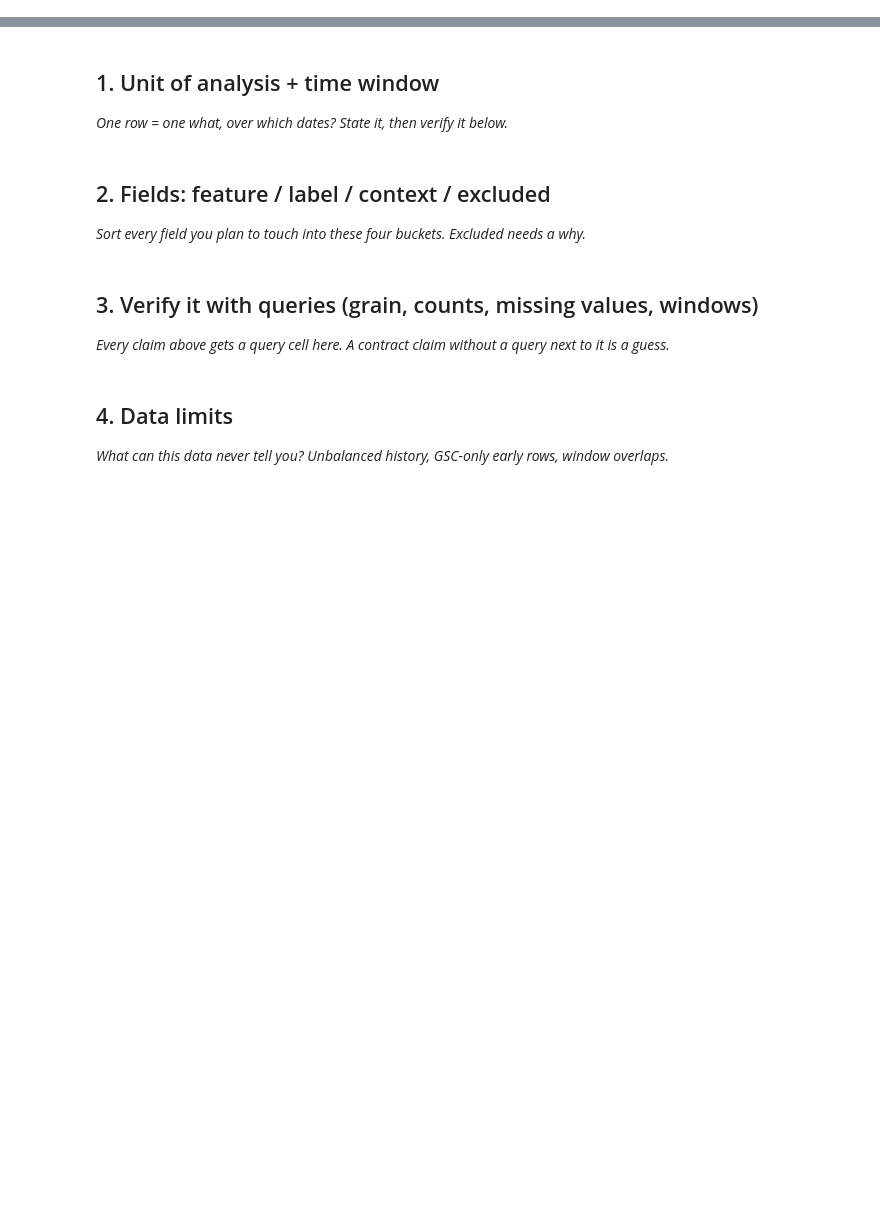
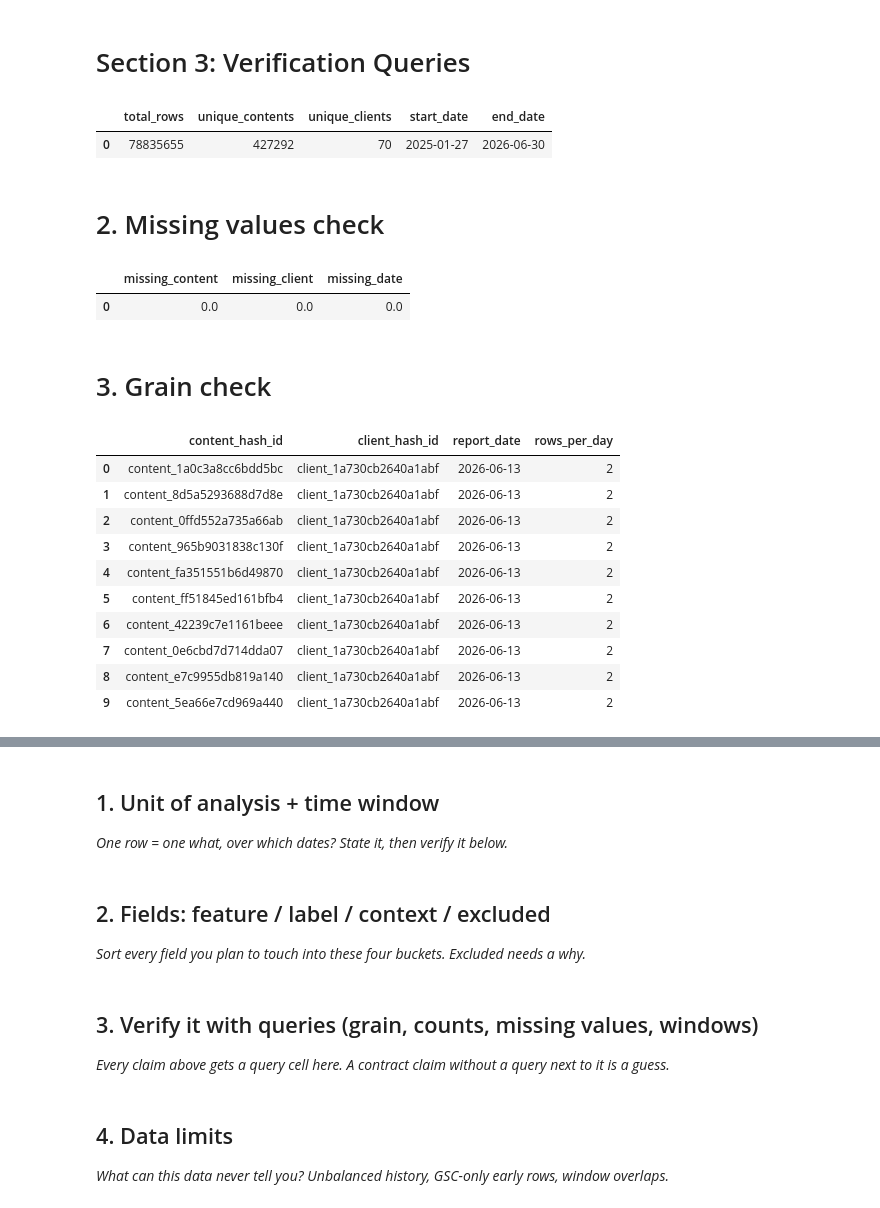
Before and after one commit to raju-cse/Flyrank-internship_ml, a Jupyter notebook: work/notebooks/w03_data_contract.ipynb, the cells around one changed output, grey strips where cells are left out. Cells and saved outputs as stored; diff of their text form; code cells hidden in the pictures; blank space fills up the shorter version.

```diff
--- a/work/notebooks/w03_data_contract.ipynb
+++ b/work/notebooks/w03_data_contract.ipynb
@@ -8,0 +261,60 @@ This skeleton is yours to fill. Work the sections **in order** — each one has
+# %% [markdown]
+# Section 3: Verification Queries
+# %%
+con.sql("""
+SELECT
+    COUNT(*) AS total_rows,
+    COUNT(DISTINCT content_hash_id) AS unique_contents,
+    COUNT(DISTINCT client_hash_id) AS unique_clients,
+    MIN(report_date) AS start_date,
+    MAX(report_date) AS end_date
+FROM read_parquet(
+'hf://datasets/FlyRank/internship-warehouse/fact_content_daily_performance/**/*.parquet'
+)
+""").df()
+# %% [output]
+|  | total_rows | unique_contents | unique_clients | start_date | end_date |
+| 0 | 78835655 | 427292 | 70 | 2025-01-27 | 2026-06-30 |
+# %% [markdown]
+# 2. Missing values check
+# %%
+con.sql("""
+SELECT
+    SUM(CASE WHEN content_hash_id IS NULL THEN 1 ELSE 0 END) AS missing_content,
+    SUM(CASE WHEN client_hash_id IS NULL THEN 1 ELSE 0 END) AS missing_client,
+    SUM(CASE WHEN report_date IS NULL THEN 1 ELSE 0 END) AS missing_date
+FROM read_parquet(
+'hf://datasets/FlyRank/internship-warehouse/fact_content_daily_performance_sample.parquet'
+)
+""").df()
+# %% [output]
+|  | missing_content | missing_client | missing_date |
+| 0 | 0.0 | 0.0 | 0.0 |
+# %% [markdown]
+# 3. Grain check
+# %%
+con.sql("""
+SELECT
+    content_hash_id,
+    client_hash_id,
+    report_date,
+    COUNT(*) AS rows_per_day
+FROM read_parquet(
+'hf://datasets/FlyRank/internship-warehouse/fact_content_daily_performance_sample.parquet'
+)
+GROUP BY 1,2,3
+HAVING COUNT(*) > 1
+LIMIT 10
+""").df()
+# %% [output]
+|  | content_hash_id | client_hash_id | report_date | rows_per_day |
+| 0 | content_1a0c3a8cc6bdd5bc | client_1a730cb2640a1abf | 2026-06-13 | 2 |
+| 1 | content_8d5a5293688d7d8e | client_1a730cb2640a1abf | 2026-06-13 | 2 |
+| 2 | content_0ffd552a735a66ab | client_1a730cb2640a1abf | 2026-06-13 | 2 |
+| 3 | content_965b9031838c130f | client_1a730cb2640a1abf | 2026-06-13 | 2 |
+| 4 | content_fa351551b6d49870 | client_1a730cb2640a1abf | 2026-06-13 | 2 |
+| 5 | content_ff51845ed161bfb4 | client_1a730cb2640a1abf | 2026-06-13 | 2 |
+| 6 | content_42239c7e1161beee | client_1a730cb2640a1abf | 2026-06-13 | 2 |
+| 7 | content_0e6cbd7d714dda07 | client_1a730cb2640a1abf | 2026-06-13 | 2 |
+| 8 | content_e7c9955db819a140 | client_1a730cb2640a1abf | 2026-06-13 | 2 |
+| 9 | content_5ea66e7cd969a440 | client_1a730cb2640a1abf | 2026-06-13 | 2 |
```
Also changed, not shown: parts of 14 cells of this notebook.
